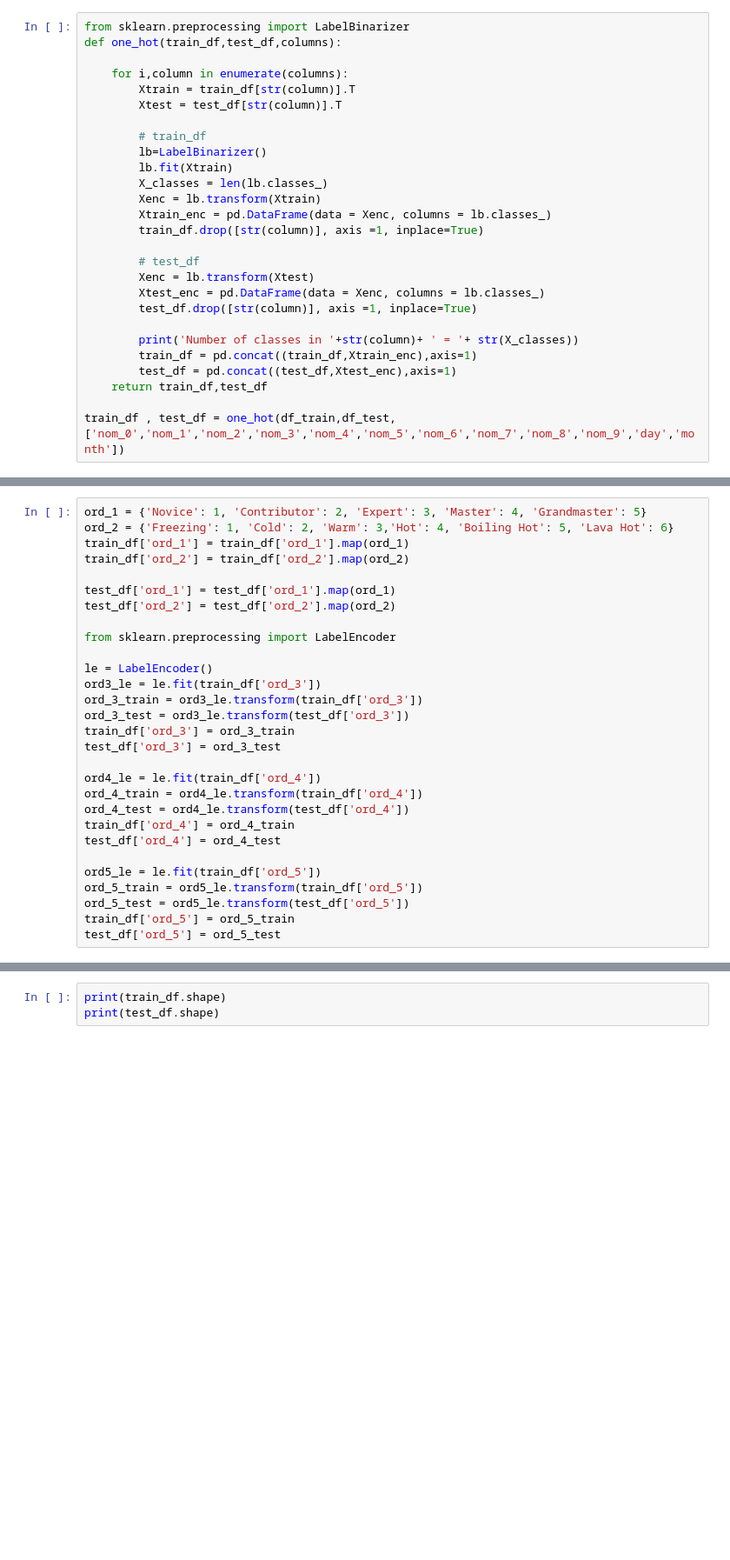
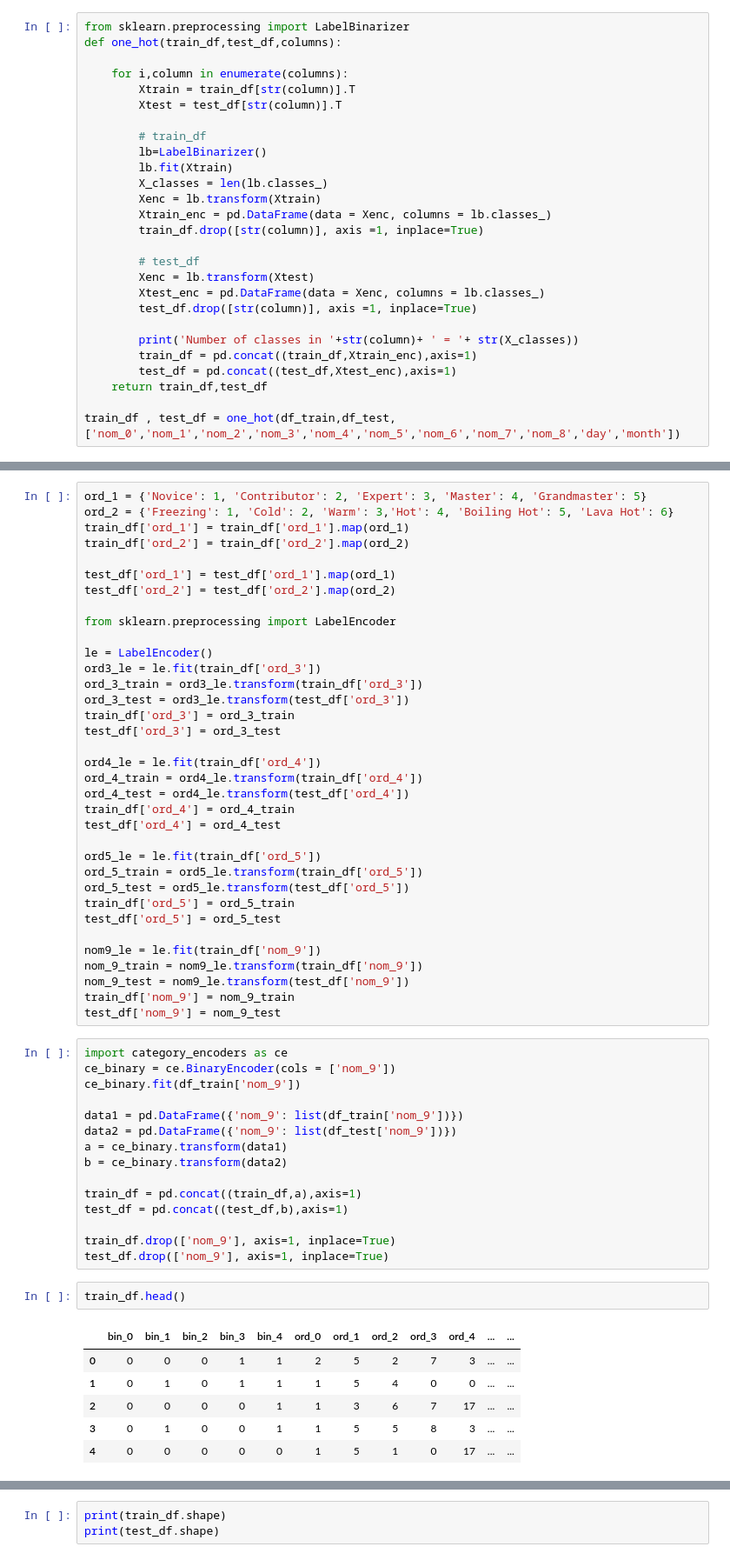
Before and after one commit to sanket1012/cat-in-dat-kaggle, a Jupyter notebook: Untitled2.ipynb, the cells around one changed output, grey strips where cells are left out. Shown: that part at 87% size. Drawn from its saved outputs; the diff is of its cells as text; blank space fills up the shorter version.

```diff
--- a/Untitled2.ipynb
+++ b/Untitled2.ipynb
@@ -42,7 +42,7 @@ def one_hot(train_df,test_df,columns):
         test_df = pd.concat((test_df,Xtest_enc),axis=1)
     return train_df,test_df
 
-train_df , test_df = one_hot(df_train,df_test,['nom_0','nom_1','nom_2','nom_3','nom_4','nom_5','nom_6','nom_7','nom_8','nom_9','day','month'])
+train_df , test_df = one_hot(df_train,df_test,['nom_0','nom_1','nom_2','nom_3','nom_4','nom_5','nom_6','nom_7','nom_8','day','month'])
 # %% [output]
 Number of classes in nom_0 = 3
 Number of classes in nom_1 = 6
@@ -84,3 +83,33 @@ ord_5_train = ord5_le.transform(train_df['ord_5'])
 ord_5_test = ord5_le.transform(test_df['ord_5'])
 train_df['ord_5'] = ord_5_train
 test_df['ord_5'] = ord_5_test
+
+nom9_le = le.fit(train_df['nom_9'])
+nom_9_train = nom9_le.transform(train_df['nom_9'])
+nom_9_test = nom9_le.transform(test_df['nom_9'])
+train_df['nom_9'] = nom_9_train
+test_df['nom_9'] = nom_9_test
+# %%
+import category_encoders as ce
+ce_binary = ce.BinaryEncoder(cols = ['nom_9'])
+ce_binary.fit(df_train['nom_9'])
+
+data1 = pd.DataFrame({'nom_9': list(df_train['nom_9'])})
+data2 = pd.DataFrame({'nom_9': list(df_test['nom_9'])})
+a = ce_binary.transform(data1)
+b = ce_binary.transform(data2)
+
+train_df = pd.concat((train_df,a),axis=1)
+test_df = pd.concat((test_df,b),axis=1)
+
+train_df.drop(['nom_9'], axis=1, inplace=True)
+test_df.drop(['nom_9'], axis=1, inplace=True)
+# %%
+train_df.head()
+# %% [output]
+|  | bin_0 | bin_1 | bin_2 | bin_3 | bin_4 | ord_0 | ord_1 | ord_2 | ord_3 | ord_4 | ... | ... |
+| 0 | 0 | 0 | 0 | 1 | 1 | 2 | 5 | 2 | 7 | 3 | ... | ... |
+| 1 | 0 | 1 | 0 | 1 | 1 | 1 | 5 | 4 | 0 | 0 | ... | ... |
+| 2 | 0 | 0 | 0 | 0 | 1 | 1 | 3 | 6 | 7 | 17 | ... | ... |
+| 3 | 0 | 1 | 0 | 0 | 1 | 1 | 5 | 5 | 8 | 3 | ... | ... |
+| 4 | 0 | 0 | 0 | 0 | 0 | 1 | 5 | 1 | 0 | 17 | ... | ... |
```
Also changed, not shown: parts of 3 cells of this notebook, 11 other files.
